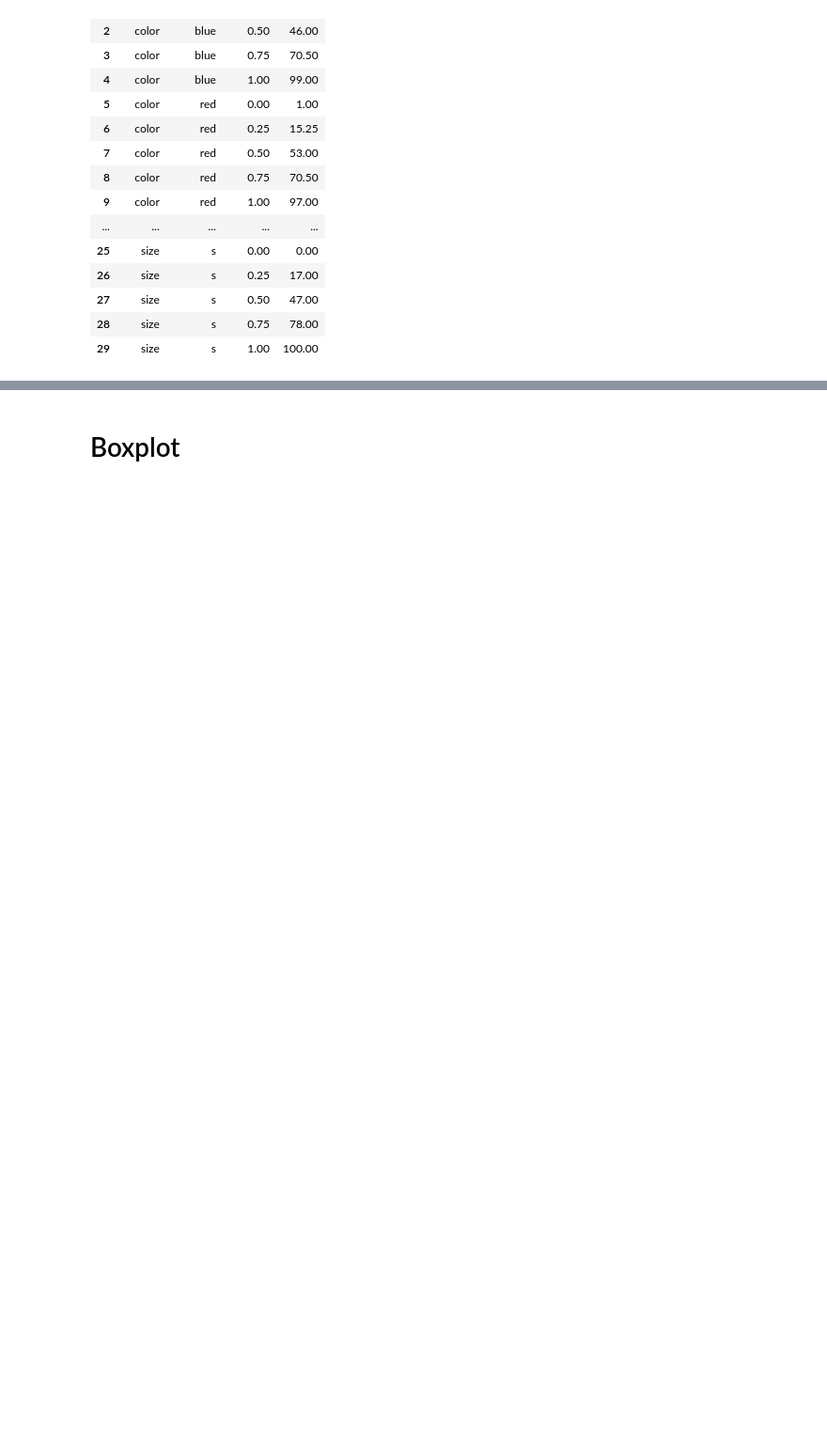
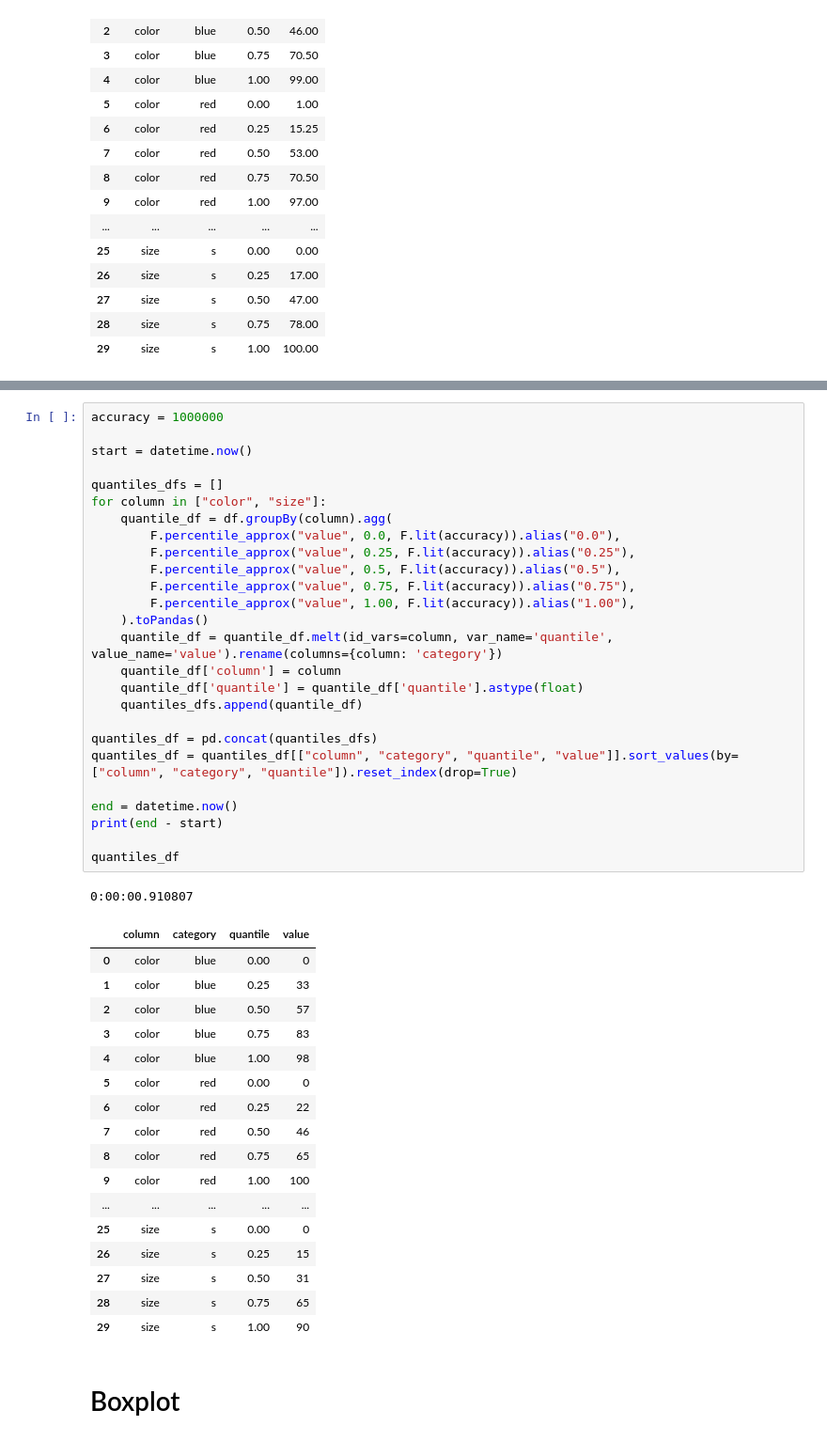
Before and after one commit to mathmathpp2/synapselightgbm_trial, a Jupyter notebook: quantile.ipynb, the cells around one changed output, grey strips where cells are left out. Shown at 94% size. Cells and saved outputs as stored; diff of their text form; blank space fills up the shorter version.

```diff
--- a/quantile.ipynb
+++ b/quantile.ipynb
@@ -232,2 +303,47 @@ quantiles_df
+# %%
+accuracy = 1000000
+
+start = datetime.now()
+
+quantiles_dfs = []
+for column in ["color", "size"]:
+    quantile_df = df.groupBy(column).agg(
+        F.percentile_approx("value", 0.0, F.lit(accuracy)).alias("0.0"),
+        F.percentile_approx("value", 0.25, F.lit(accuracy)).alias("0.25"),
+        F.percentile_approx("value", 0.5, F.lit(accuracy)).alias("0.5"),
+        F.percentile_approx("value", 0.75, F.lit(accuracy)).alias("0.75"),
+        F.percentile_approx("value", 1.00, F.lit(accuracy)).alias("1.00"),
+    ).toPandas()
+    quantile_df = quantile_df.melt(id_vars=column, var_name='quantile', value_name='value').rename(columns={column: 'category'})
+    quantile_df['column'] = column
+    quantile_df['quantile'] = quantile_df['quantile'].astype(float)
+    quantiles_dfs.append(quantile_df)
+
+quantiles_df = pd.concat(quantiles_dfs)
+quantiles_df = quantiles_df[["column", "category", "quantile", "value"]].sort_values(by=["column", "category", "quantile"]).reset_index(drop=True)
+
+end = datetime.now()
+print(end - start)
+
+quantiles_df
+# %% [output]
+0:00:00.910807
+|  | column | category | quantile | value |
+| 0 | color | blue | 0.00 | 0 |
+| 1 | color | blue | 0.25 | 33 |
+| 2 | color | blue | 0.50 | 57 |
+| 3 | color | blue | 0.75 | 83 |
+| 4 | color | blue | 1.00 | 98 |
+| 5 | color | red | 0.00 | 0 |
+| 6 | color | red | 0.25 | 22 |
+| 7 | color | red | 0.50 | 46 |
+| 8 | color | red | 0.75 | 65 |
+| 9 | color | red | 1.00 | 100 |
+| ... | ... | ... | ... | ... |
+| 25 | size | s | 0.00 | 0 |
+| 26 | size | s | 0.25 | 15 |
+| 27 | size | s | 0.50 | 31 |
+| 28 | size | s | 0.75 | 65 |
+| 29 | size | s | 1.00 | 90 |
 # %% [markdown]
 # Boxplot
```
Also changed, not shown: parts of 12 cells of this notebook.
